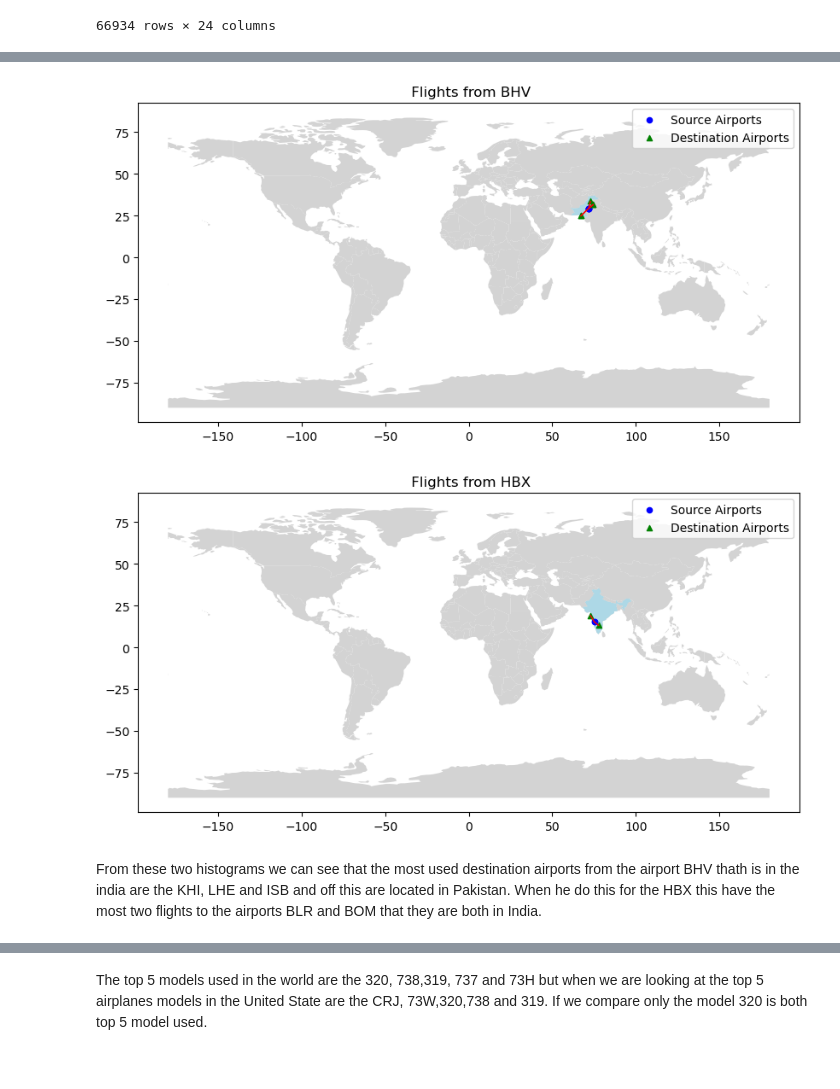
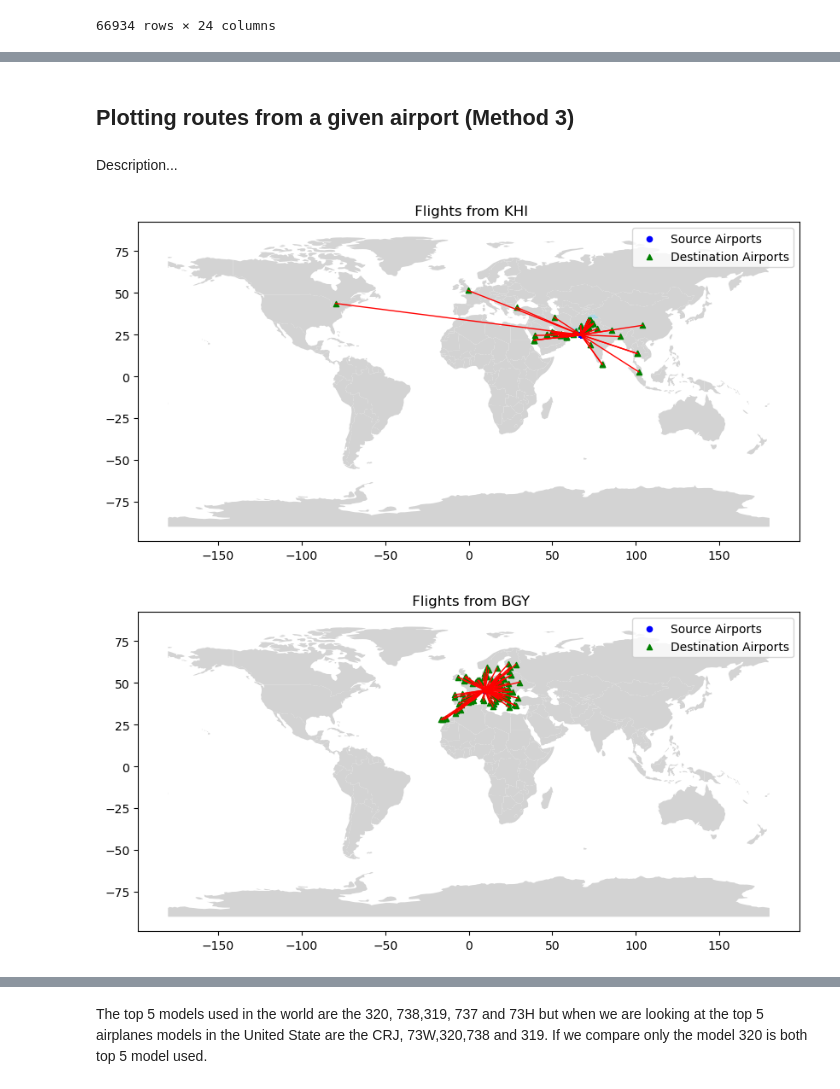
Before and after one commit to CarolinaAparicio2001/ADPRO, a Jupyter notebook: Showcase_Notebook.ipynb, the cells around one changed output, grey strips where cells are left out. Drawn from its saved outputs; the diff is of its cells as text; code cells hidden in the pictures.

```diff
--- a/Showcase_Notebook.ipynb
+++ b/Showcase_Notebook.ipynb
@@ -105,10 +73,10 @@ KeyboardInterrupt
+# %% [markdown]
+## Plotting routes from a given airport (Method 3)
+# %% [markdown]
+Description...
 # %%
-#Test the method 3
-
-airplane.plot_flights_by_code_airports("BHV", internal=False) #Pakistan
-airplane.plot_flights_by_code_airports("HBX", internal=False) #India
+airplane.plot_flights_by_code_airports("KHI", internal=False)
+airplane.plot_flights_by_code_airports("BGY", internal=False)
 # %% [output]
-[figure, old version]
+[figure, new version]
-[figure, old version]
+[figure, new version]
-# %% [markdown]
-From these two histograms we can see that the most used destination airports from the airport BHV thath is in the india are the KHI, LHE and ISB and off this are located in Pakistan. When he do this for the HBX this have the most two flights to the airports BLR and BOM that they are both in India.
```
Also changed, not shown: parts of 24 cells of this notebook.
